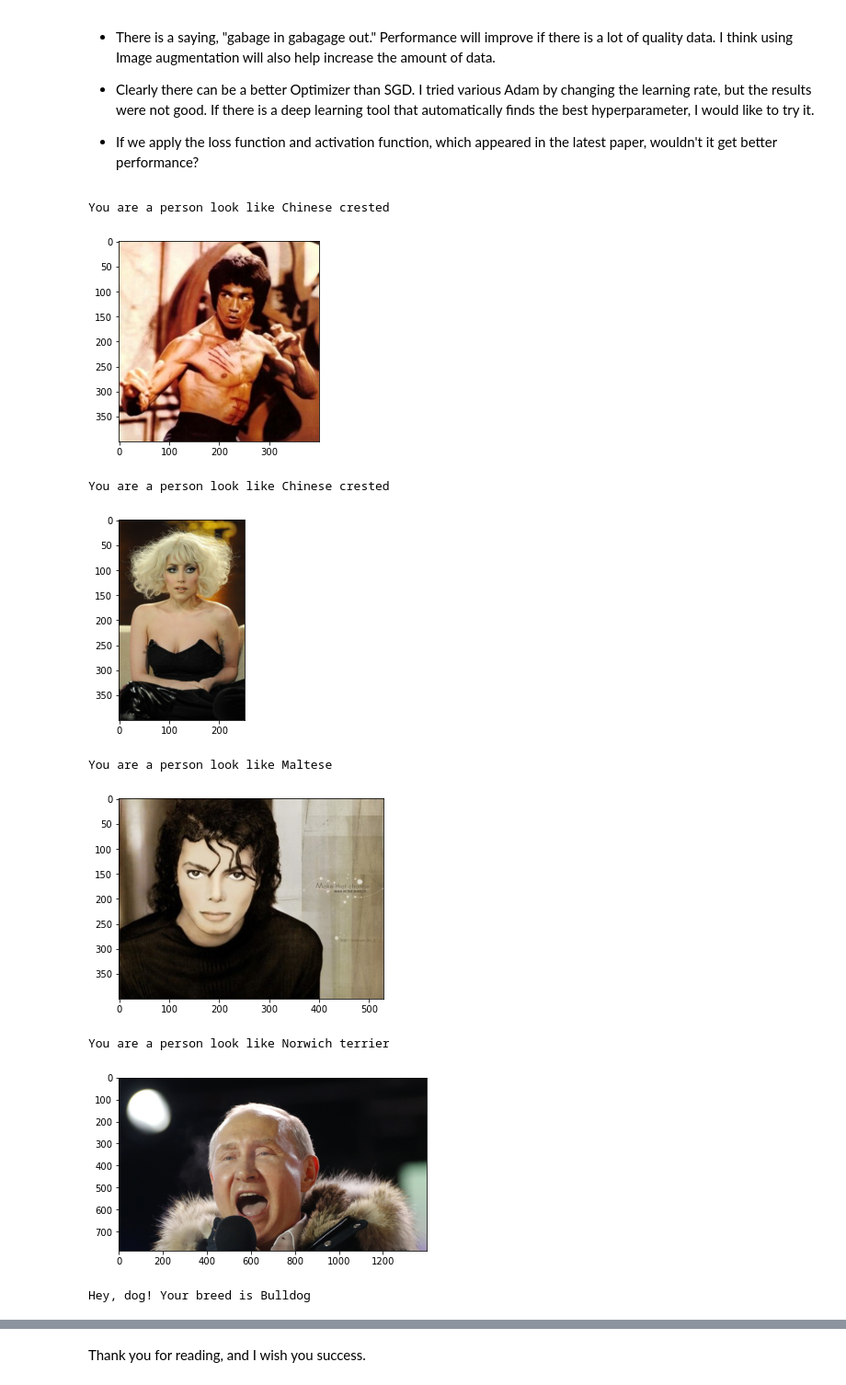
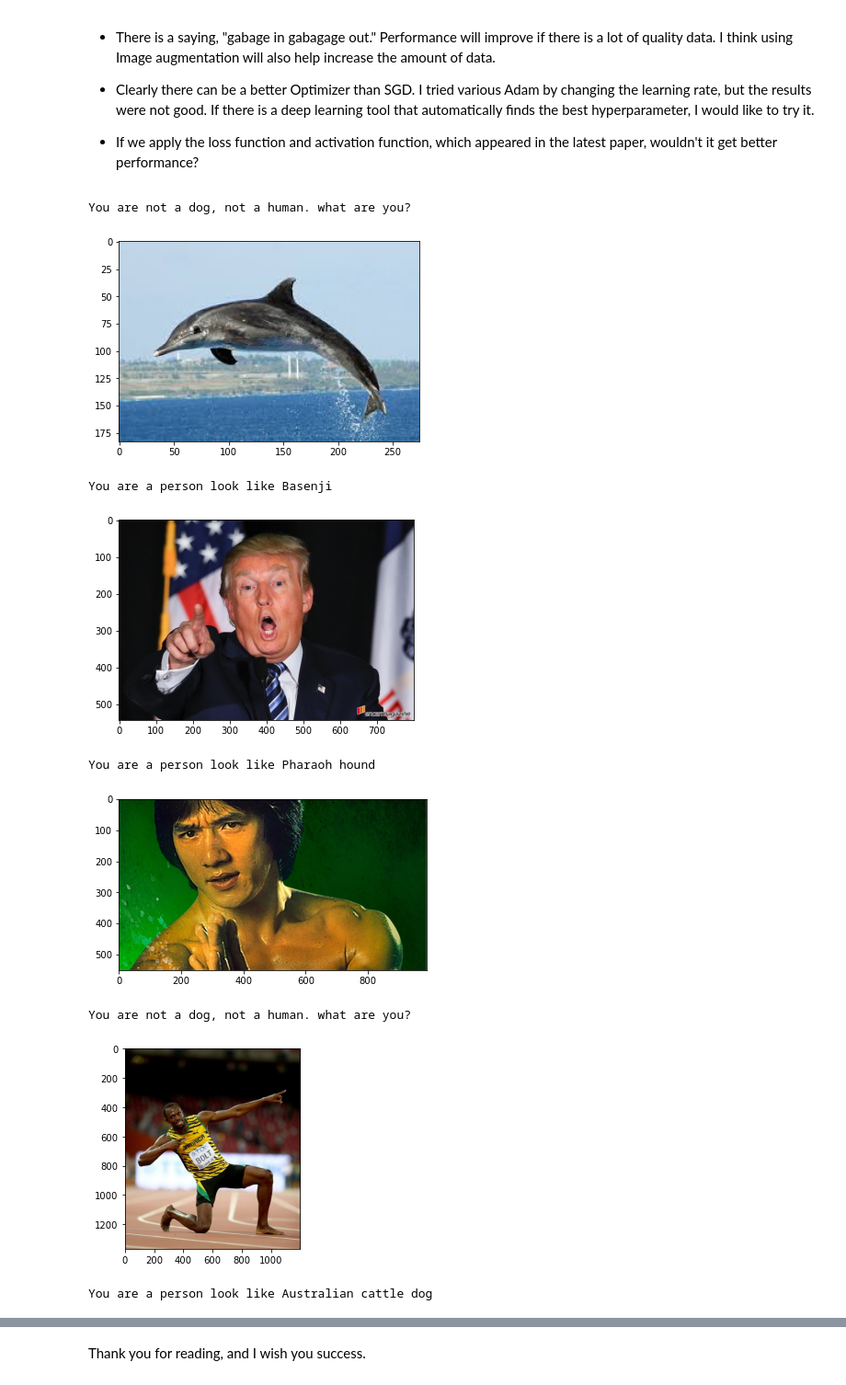
Before and after one commit to EUIRA/Dog_Classification, a Jupyter notebook: dog_app.ipynb, the cells around one changed output, grey strips where cells are left out. Shown at 92% size. Drawn from its saved outputs; the diff is of its cells as text; code cells hidden in the pictures.

```diff
--- a/dog_app.ipynb
+++ b/dog_app.ipynb
@@ -739,18 +740,19 @@ My CNN nearly doubled over 10%, but I'm not satisfied. Wasn't Restnet over 80 pe
 # %%
 ## TODO: Execute your algorithm from Step 6 on
 
 human = np.array(glob("human_picture/*"))
 dog = np.array(glob("dog_picture/*"))
 
-for file in np.hstack((human[:4], dog[:4])):
+
+for file in np.hstack((human[:5], dog[:5])):
     run_app(file)
 # %% [output]
-You are a person look like Chinese crested
+You are not a dog, not a human. what are you?
-[figure, old version]
+[figure, new version]
-You are a person look like Chinese crested
+You are a person look like Basenji
-[figure, old version]
+[figure, new version]
-You are a person look like Maltese
+You are a person look like Pharaoh hound
-[figure, old version]
+[figure, new version]
-You are a person look like Norwich terrier
+You are not a dog, not a human. what are you?
-[figure, old version]
+[figure, new version]
-Hey, dog! Your breed is Bulldog
+You are a person look like Australian cattle dog
```
Also changed, not shown: parts of 12 cells of this notebook.
